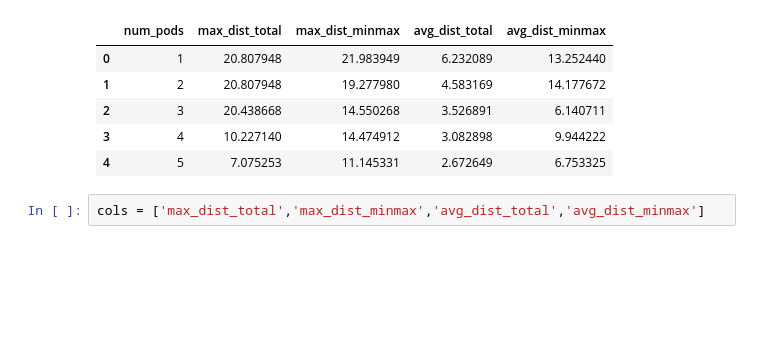
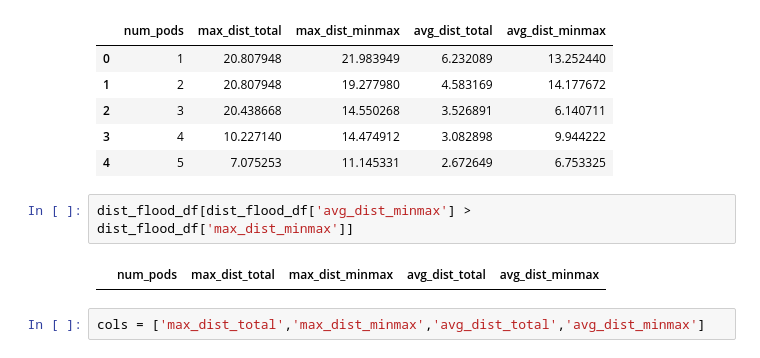
Before and after one commit to espeigle36/points-of-dispense, a Jupyter notebook: Analysis_E.ipynb, the cells around one changed output. Saved outputs shown, nothing was run; the diff lists cells and outputs as text; blank space fills up the shorter version.

```diff
--- a/Analysis_E.ipynb
+++ b/Analysis_E.ipynb
@@ -145,6 +145,10 @@ dist_flood_df.head()
 | 2 | 3 | 20.438668 | 14.550268 | 3.526891 | 6.140711 |
 | 3 | 4 | 10.227140 | 14.474912 | 3.082898 | 9.944222 |
 | 4 | 5 | 7.075253 | 11.145331 | 2.672649 | 6.753325 |
+# %%
+dist_flood_df[dist_flood_df['avg_dist_minmax'] > dist_flood_df['max_dist_minmax']]
+# %% [output]
+|  | num_pods | max_dist_total | max_dist_minmax | avg_dist_total | avg_dist_minmax |
 # %%
 cols = ['max_dist_total','max_dist_minmax','avg_dist_total','avg_dist_minmax']
 # %%
```
Also changed, not shown: 2 other files.
